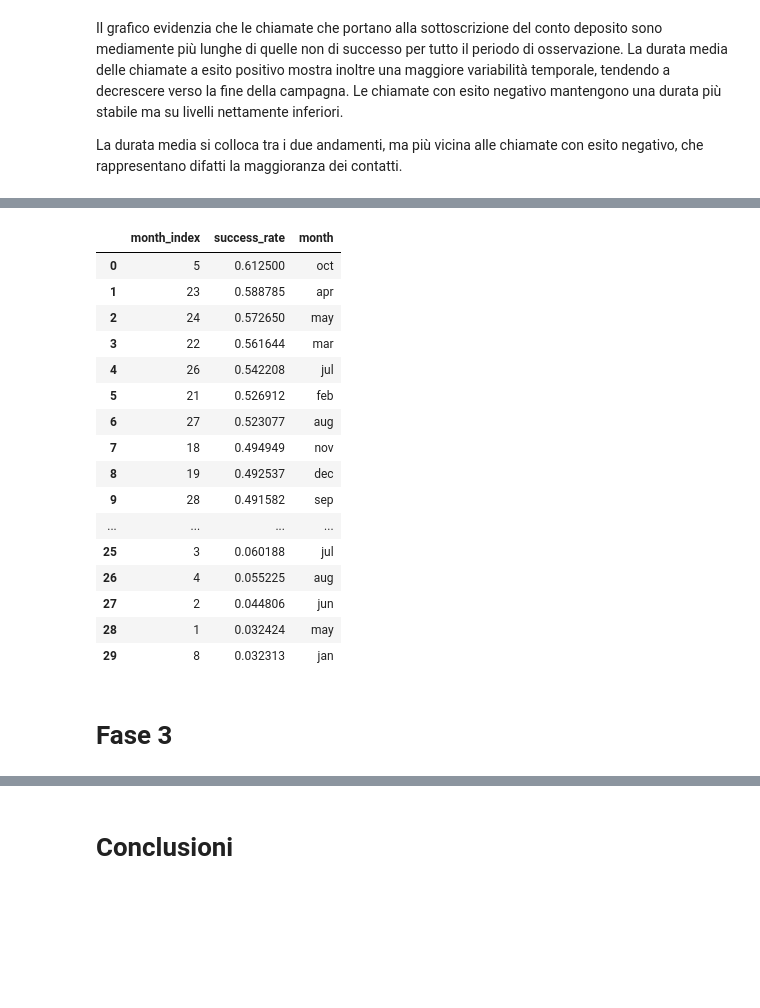
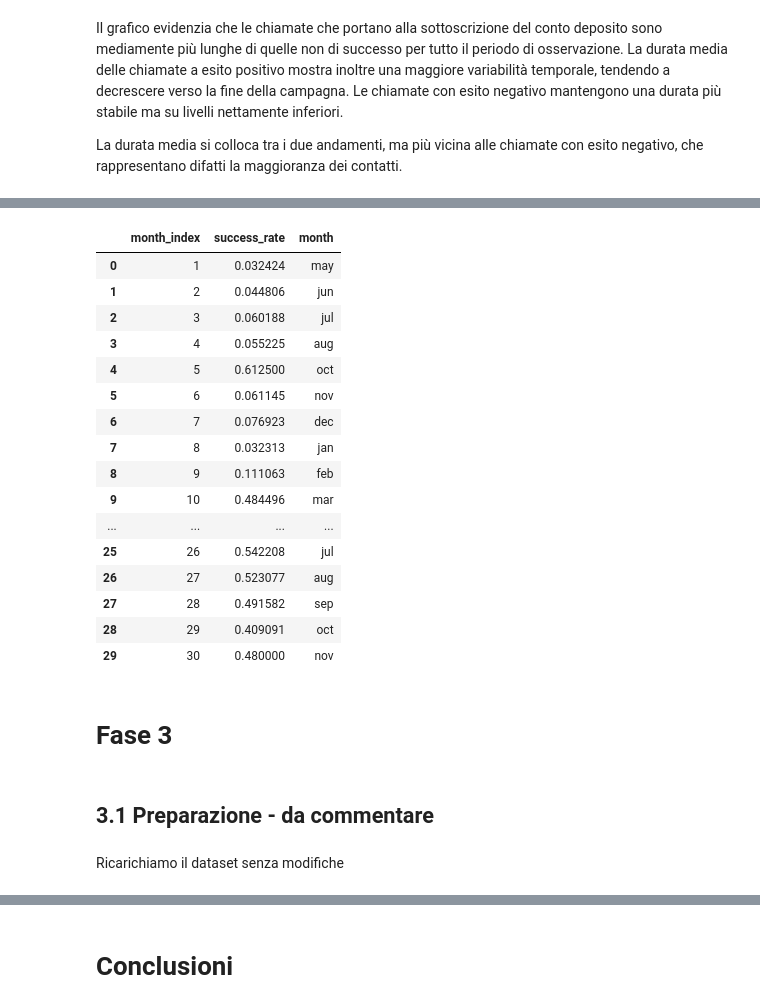
Before and after one commit to ariannab02/Progetto-IntroDSePC-Gruppo-14, a Jupyter notebook: 1_Progetto_IntroDSePC_gruppo_14.ipynb, the cells around one changed output, grey strips where cells are left out. Saved outputs shown, nothing was run; the diff lists cells and outputs as text; code cells hidden in the pictures; blank space fills up the shorter version.

```diff
--- a/1_Progetto_IntroDSePC_gruppo_14.ipynb
+++ b/1_Progetto_IntroDSePC_gruppo_14.ipynb
@@ -955,0 +936,2 @@ sns.scatterplot(x="pdays", y="campaign", hue="y", data=campaignbasso, size=3)
+# %%
+bank['education_numeric'] = bank['education'].map({'primary': 0, 'secondary': 1, 'tertiary': 2})
@@ -1092,32 +1435,29 @@ bank["month_index"] = (bank["month"] != bank["month"].shift()).cumsum()
 # %%
-# @title Se periodi con chiamate più lunghe hanno avuto tasso di successo più alto
 bank["rolling_duration"] = bank["duration"].rolling(window=400, center=True).mean()
 bank["rolling_success"] = bank["y_numeric"].rolling(window=400, center=True).mean()
 
-fig, ax1 = plt.subplots(figsize=(18,7))
+bank["duration_z"] = (bank["rolling_duration"] - bank["rolling_duration"].mean()) / bank["rolling_duration"].std()
+bank["success_z"] = (bank["rolling_success"] - bank["rolling_success"].mean()) / bank["rolling_success"].std()
 
-# Duration
-ax1.plot(bank.index, bank["rolling_duration"],
-         color="steelblue", linewidth=1.5, label="Duration")
-ax1.set_ylabel("Average duration (seconds)", color="steelblue")
+plt.figure(figsize=(16,7))
 
-# Success rate
-ax2 = ax1.twinx()
-ax2.plot(bank.index, bank["rolling_success"],
-         color="darkred", linewidth=2, label="Success rate")
-ax2.set_ylabel("Success rate", color="darkred")
-ax2.set_ylim(0, 0.2)    # adjust depending on your data
+plt.plot(bank.index, bank["duration_z"], linewidth=1.5, label="Average duration")
+plt.plot(bank.index, bank["success_z"], linewidth=1.5, label="Success rate")
 
 month_starts = bank.groupby("month_index").head(1).index
 month_labels = bank.loc[month_starts, "month"]
 
 for x in month_starts:
-    ax1.axvline(x=x, linewidth=0.5, alpha=0.2)
+    plt.axvline(x=x, linewidth=0.5, alpha=0.2)
 
-ax1.set_xticks(month_starts[::2])
-ax1.set_xticklabels(month_labels[::2], rotation=45)
+plt.xticks(month_starts[::2], month_labels[::2], rotation=45)
 
-plt.title("Rolling average duration and success rate")
+plt.axhline(0, linestyle="--", linewidth=1, alpha=0.5)
+
+plt.ylabel("Standardized value")
+plt.xlabel("Month")
+plt.title("Standardized rolling average duration and success rate")
+plt.legend()
 plt.tight_layout()
 plt.show()
 # %% [output]
@@ -1164,3 +1505,0 @@ Non so se ce ne facciamo qualcosa :(
-# %%
-success_rate_by_month_index = bank.groupby('month_index')['y_numeric'].mean().sort_values(ascending=False)
-success_rate_by_month_index.head(5)
@@ -1176,33 +1594,35 @@ dtype: float64
 # %%
 # Create a mapping from month_index to month name
 month_index_to_name = bank[['month_index', 'month']].drop_duplicates().set_index('month_index')['month']
 
 # Convert the success_rate_by_month_index Series to a DataFrame for easier merging
 success_rate_df = success_rate_by_month_index.reset_index()
 success_rate_df.columns = ['month_index', 'success_rate']
 
 # Merge with the month names and sort by success rate
 success_rate_with_names = success_rate_df.merge(month_index_to_name.rename('month'), left_on='month_index', right_index=True)
-success_rate_with_names = success_rate_with_names.sort_values(by='success_rate', ascending=False)
+#success_rate_with_names = success_rate_with_names.sort_values(by='success_rate', ascending=False)
 
 success_rate_with_names.head(30)
 # %% [output]
 |  | month_index | success_rate | month |
-| 0 | 5 | 0.612500 | oct |
-| 1 | 23 | 0.588785 | apr |
-| 2 | 24 | 0.572650 | may |
-| 3 | 22 | 0.561644 | mar |
-| 4 | 26 | 0.542208 | jul |
-| 5 | 21 | 0.526912 | feb |
-| 6 | 27 | 0.523077 | aug |
-| 7 | 18 | 0.494949 | nov |
-| 8 | 19 | 0.492537 | dec |
-| 9 | 28 | 0.491582 | sep |
+| 0 | 1 | 0.032424 | may |
+| 1 | 2 | 0.044806 | jun |
+| 2 | 3 | 0.060188 | jul |
+| 3 | 4 | 0.055225 | aug |
+| 4 | 5 | 0.612500 | oct |
+| 5 | 6 | 0.061145 | nov |
+| 6 | 7 | 0.076923 | dec |
+| 7 | 8 | 0.032313 | jan |
+| 8 | 9 | 0.111063 | feb |
+| 9 | 10 | 0.484496 | mar |
 | ... | ... | ... | ... |
-| 25 | 3 | 0.060188 | jul |
-| 26 | 4 | 0.055225 | aug |
-| 27 | 2 | 0.044806 | jun |
-| 28 | 1 | 0.032424 | may |
-| 29 | 8 | 0.032313 | jan |
+| 25 | 26 | 0.542208 | jul |
+| 26 | 27 | 0.523077 | aug |
+| 27 | 28 | 0.491582 | sep |
+| 28 | 29 | 0.409091 | oct |
+| 29 | 30 | 0.480000 | nov |
 # %% [markdown]
 # Fase 3
+# %% [markdown]
+## 3.1 Preparazione - da commentare
@@ -1208,0 +1648,2 @@ success_rate_with_names.head(30)
+# %% [markdown]
+Ricarichiamo il dataset senza modifiche
```
Also changed, not shown: parts of 115 cells of this notebook.
